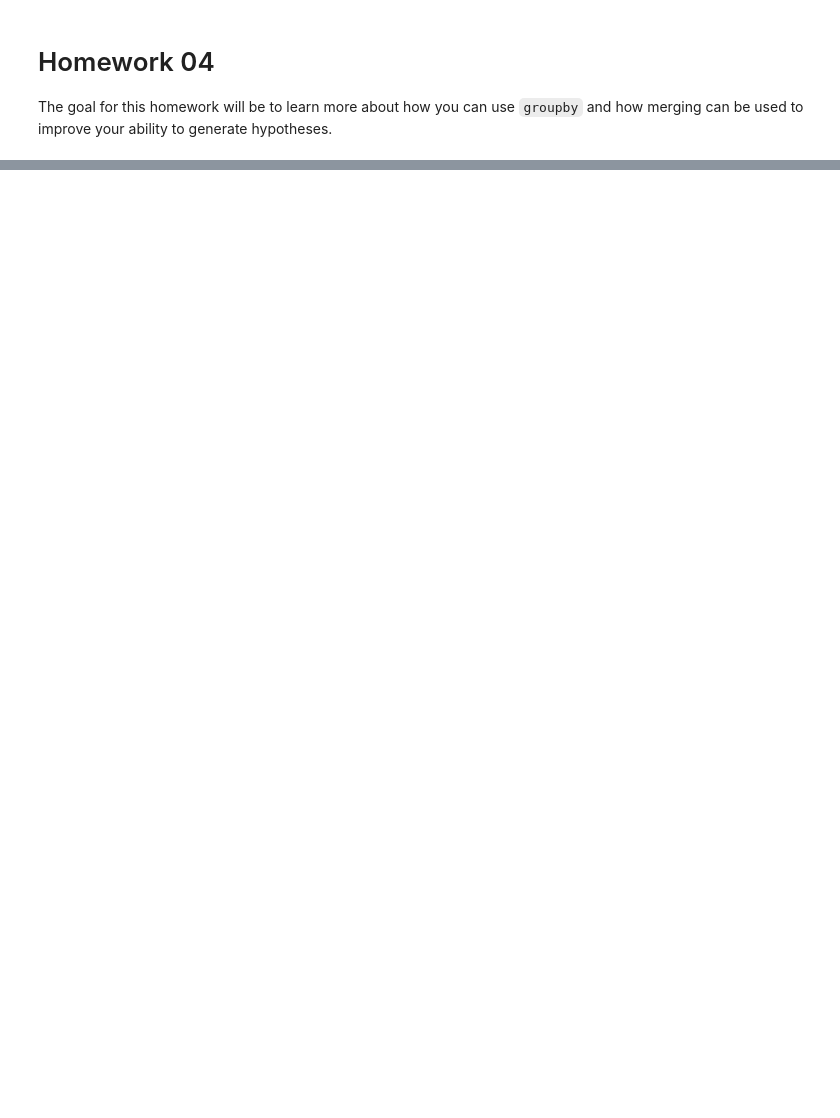
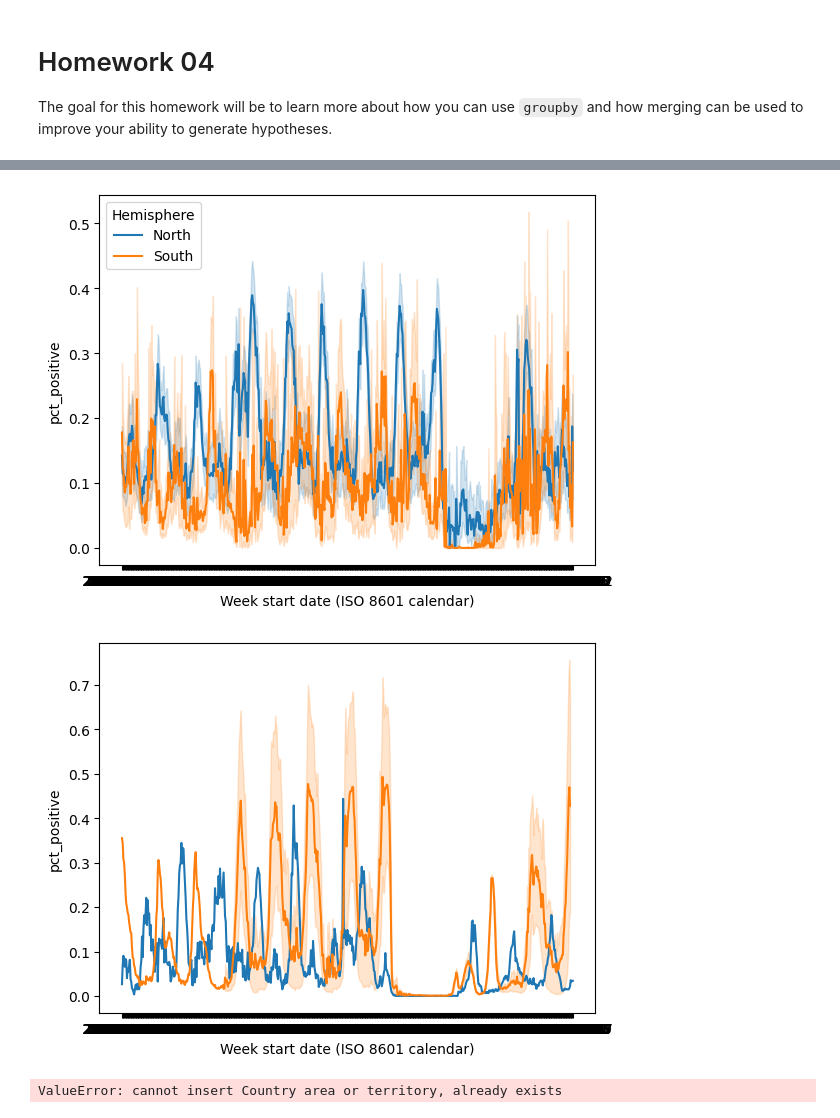
Before and after one commit to computationalUncertaintyLab/dexp_book, a Jupyter notebook: Homework04.ipynb, the cells around one changed output, grey strips where cells are left out. Saved outputs shown, nothing was run; the diff lists cells and outputs as text; code cells hidden in the pictures; blank space fills up the shorter version.

```diff
--- a/Homework04.ipynb
+++ b/Homework04.ipynb
@@ -48,0 +10,23 @@ plt.show()
+# %%
+import pandas as pd
+d = pd.read_csv("FlunetData_Global_All Sites_for year-weeks 2013-01 to 2025-05.csv")
+
+d["pct_positive"] = d["Influenza positive"] / d["Specimen tested"]
+
+
+hem = pd.read_csv("country_hemisphere_classification (1).csv")
+
+d = d.merge(hem, on = "Country area or territory")
+
+yrs = [int(x.split("-")[0]) for x in d['Year-week (ISO 8601 calendar)']]
+d["YR"] = yrs
+
+d = d.loc[d.Hemisphere!="Both"]
+
+print(d["Country area or territory"].unique())
+
+aus = d.loc[ d["Country area or territory"] =="Australia",: ]
+aus
+
+us = d.loc[ d["Country area or territory"] =="United States of America",: ]
+us
@@ -48,0 +64,18 @@ plt.show()
+# %%
+dsent = d.loc[d["Surveillance site type"]=="Sentinel",:]
+
+
+sns.lineplot(x = "Week start date (ISO 8601 calendar)", hue="Hemisphere", y="pct_positive"
+             ,data=d )
+plt.show()
+
+sns.lineplot(x = "Week start date (ISO 8601 calendar)", y="pct_positive"
+             ,data=aus )
+
+sns.lineplot(x = "Week start date (ISO 8601 calendar)", y="pct_positive"
+             ,data=us )
+plt.show()
+# %% [output]
+[figure, added]
+[figure, added]
+ValueError: cannot insert Country area or territory, already exists
```
Also changed, not shown: parts of 11 cells of this notebook.
